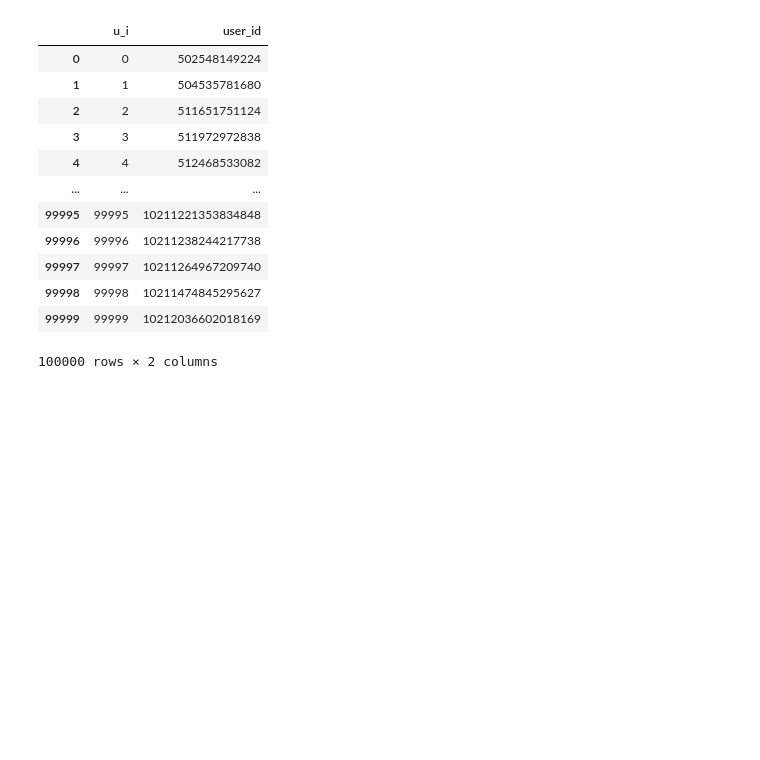
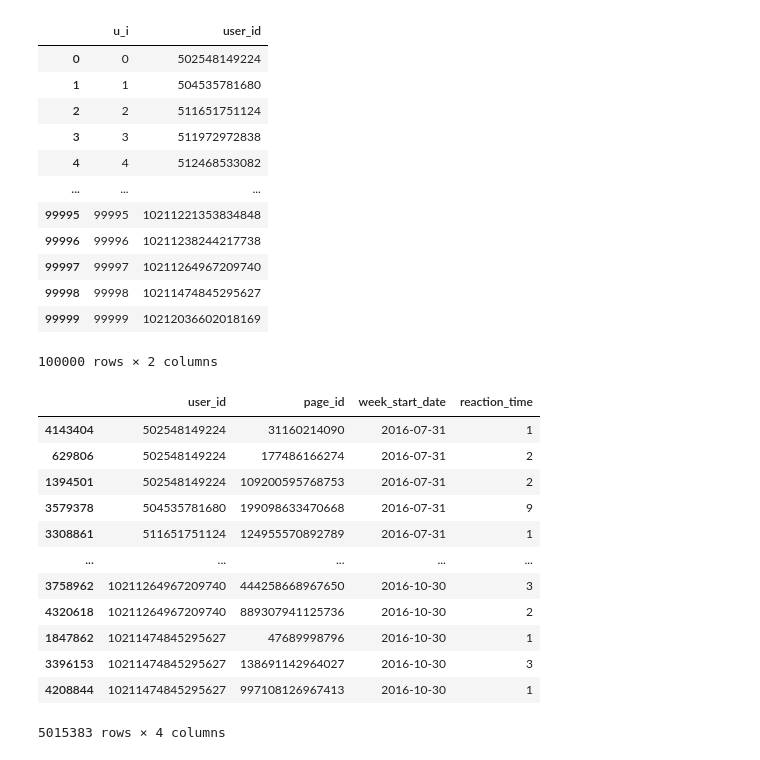
Before and after one commit to teddy21019/FB-Social-Network, a Jupyter notebook: extract_network.ipynb, the cells around one changed output. Drawn from its saved outputs; the diff is of its cells as text; code cells hidden in the pictures; blank space fills up the shorter version.

```diff
--- a/extract_network.ipynb
+++ b/extract_network.ipynb
@@ -147,3 +155,21 @@ user_order_id
 | 99998 | 99998 | 10211474845295627 |
 | 99999 | 99999 | 10212036602018169 |
 100000 rows × 2 columns
+# %%
+import pandas as pd
+
+df = pd.read_pickle('DATA/light_data.pkl')
+# %% [output]
+|  | user_id | page_id | week_start_date | reaction_time |
+| 4143404 | 502548149224 | 31160214090 | 2016-07-31 | 1 |
+| 629806 | 502548149224 | 177486166274 | 2016-07-31 | 2 |
+| 1394501 | 502548149224 | 109200595768753 | 2016-07-31 | 2 |
+| 3579378 | 504535781680 | 199098633470668 | 2016-07-31 | 9 |
+| 3308861 | 511651751124 | 124955570892789 | 2016-07-31 | 1 |
+| ... | ... | ... | ... | ... |
+| 3758962 | 10211264967209740 | 444258668967650 | 2016-10-30 | 3 |
+| 4320618 | 10211264967209740 | 889307941125736 | 2016-10-30 | 2 |
+| 1847862 | 10211474845295627 | 47689998796 | 2016-10-30 | 1 |
+| 3396153 | 10211474845295627 | 138691142964027 | 2016-10-30 | 3 |
+| 4208844 | 10211474845295627 | 997108126967413 | 2016-10-30 | 1 |
+5015383 rows × 4 columns
```
Also changed, not shown: parts of 2 cells of this notebook, 43 other files.
